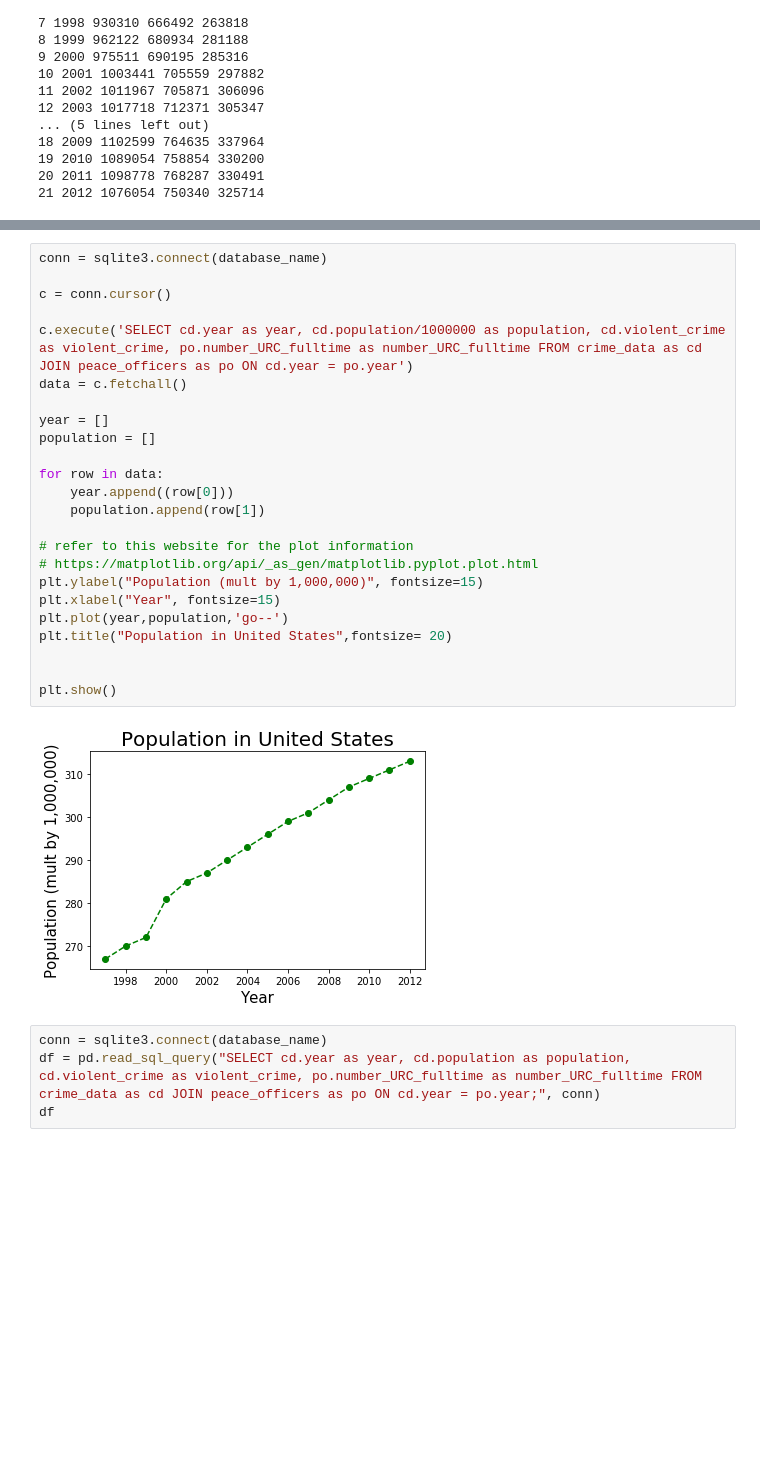
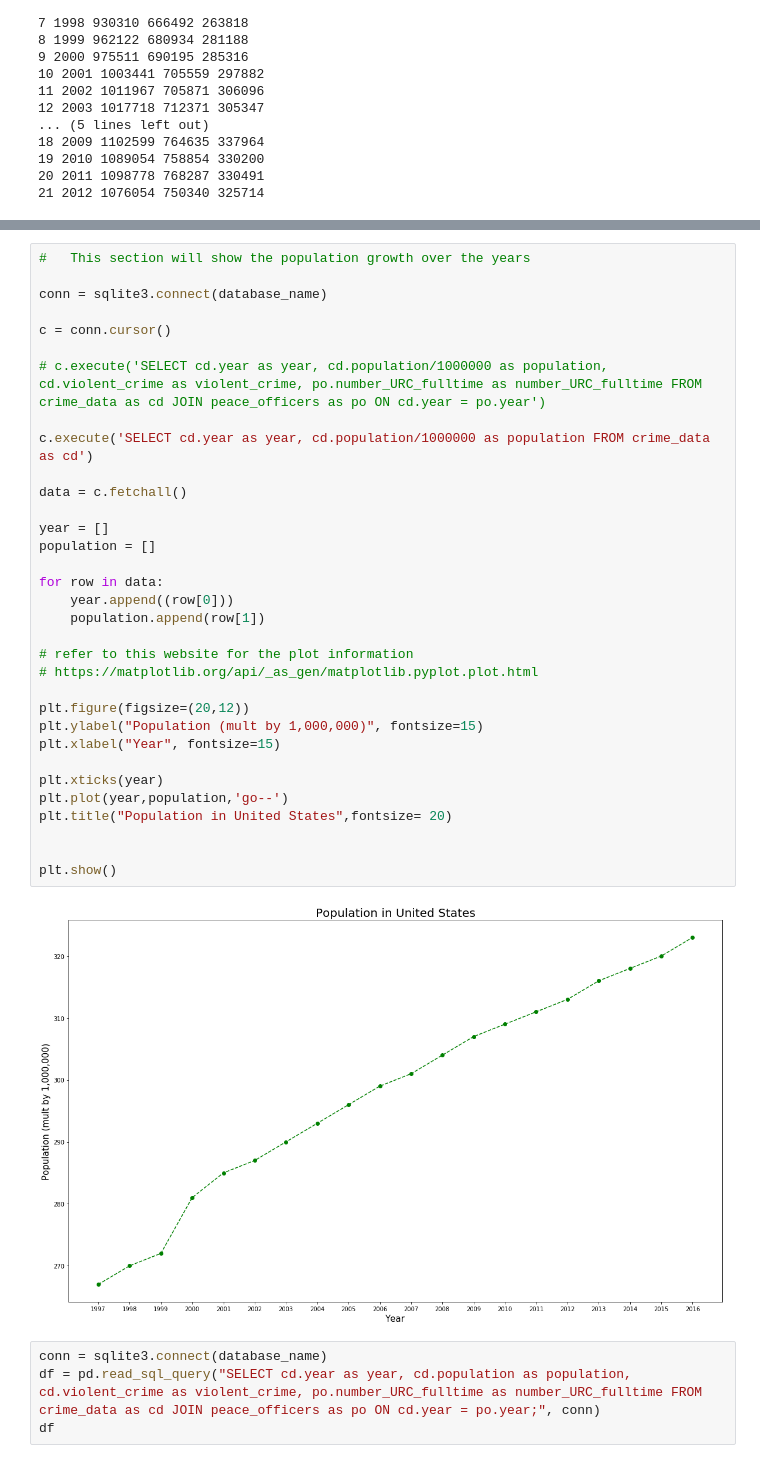
Before and after one commit to odisney2/crime, a Jupyter notebook: yearlycrime.ipynb, the cells around one changed output, grey strips where cells are left out. Cells and saved outputs as stored; diff of their text form; blank space fills up the shorter version.

Commit message:
made some modification to the displaying of graph (size and the x axis shows more info)

```diff
--- a/yearlycrime.ipynb
+++ b/yearlycrime.ipynb
@@ -204,31 +206,40 @@ actual_data.plot(x="year", y=["violent_crime", "number_URC_fulltime"], kind="lin
 <matplotlib.axes._subplots.AxesSubplot at 0x...>
 [figure]
 # %%
+#   This section will show the population growth over the years
+
 conn = sqlite3.connect(database_name)
 
 c = conn.cursor()
 
-c.execute('SELECT cd.year as year, cd.population/1000000 as population, cd.violent_crime as violent_crime, po.number_URC_fulltime as number_URC_fulltime FROM crime_data as cd JOIN peace_officers as po ON cd.year = po.year')
+# c.execute('SELECT cd.year as year, cd.population/1000000 as population, cd.violent_crime as violent_crime, po.number_URC_fulltime as number_URC_fulltime FROM crime_data as cd JOIN peace_officers as po ON cd.year = po.year')
+
+c.execute('SELECT cd.year as year, cd.population/1000000 as population FROM crime_data as cd')
+
 data = c.fetchall()
 
 year = []
 population = []
 
 for row in data:
     year.append((row[0]))
     population.append(row[1])
 
 # refer to this website for the plot information
 # https://matplotlib.org/api/_as_gen/matplotlib.pyplot.plot.html
+
+plt.figure(figsize=(20,12))
 plt.ylabel("Population (mult by 1,000,000)", fontsize=15)
 plt.xlabel("Year", fontsize=15)
+
+plt.xticks(year)
 plt.plot(year,population,'go--')
 plt.title("Population in United States",fontsize= 20)
 
 
 plt.show()
 # %% [output]
-[figure, old version]
+[figure, new version]
 # %%
 conn = sqlite3.connect(database_name)
 df = pd.read_sql_query("SELECT cd.year as year, cd.population as population, cd.violent_crime as violent_crime, po.number_URC_fulltime as number_URC_fulltime FROM crime_data as cd JOIN peace_officers as po ON cd.year = po.year;", conn)
```
Also changed, not shown: parts of 3 cells of this notebook.
